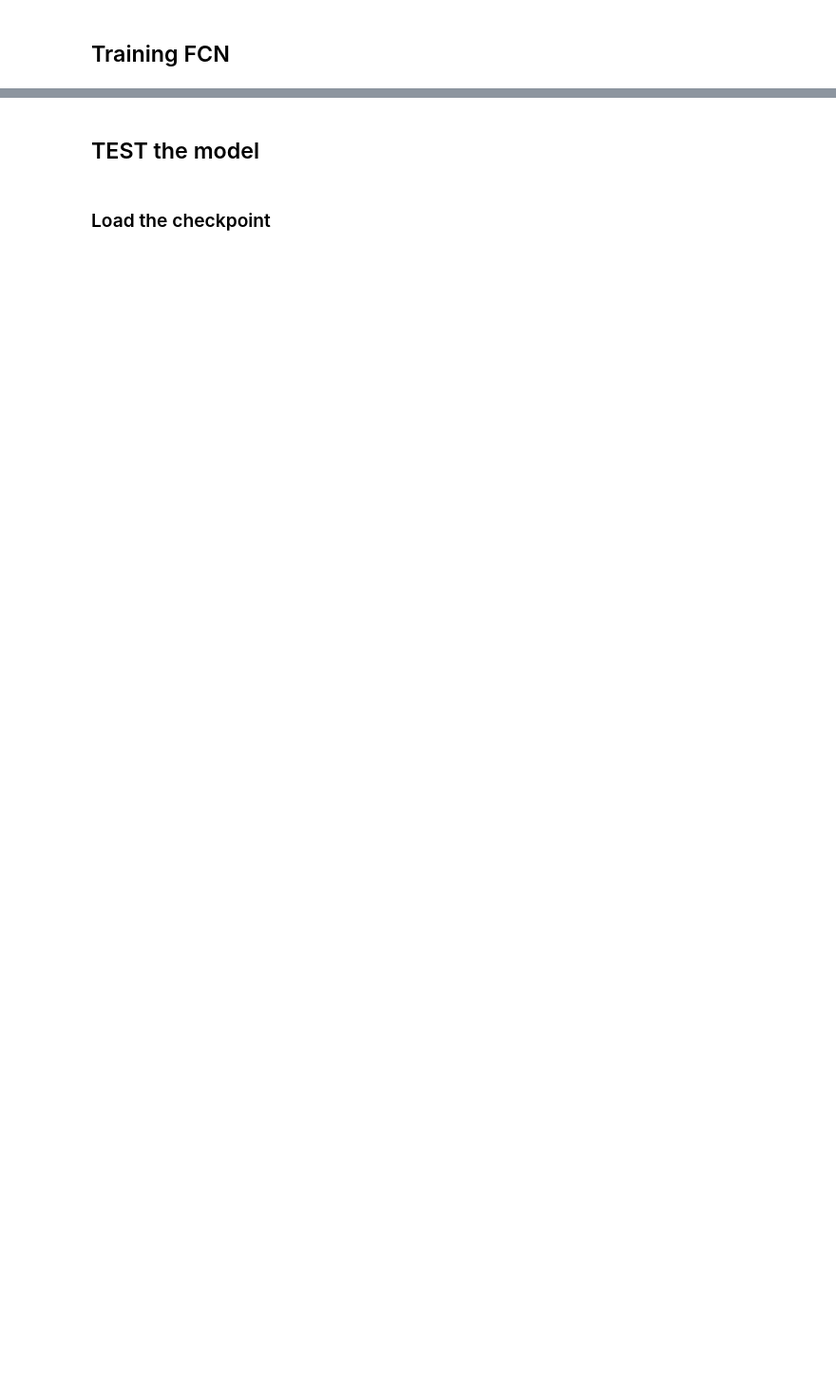
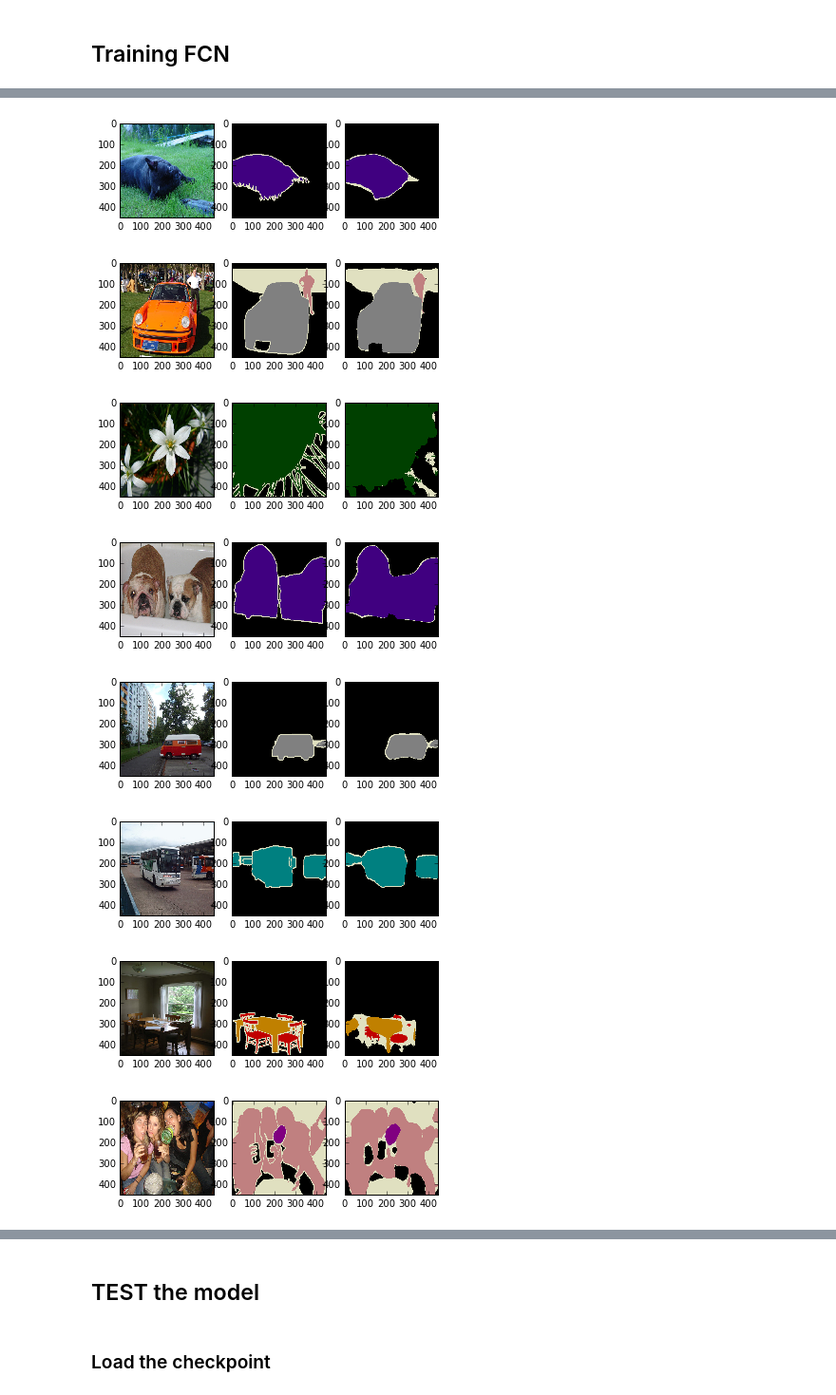
Before and after one commit to woozch/POSTECH_CV_Tutorials, a Jupyter notebook: 006_FCN/train_FCN.ipynb, the cells around one changed output, grey strips where cells are left out. Shown at 95% size. Saved outputs shown, nothing was run; the diff lists cells and outputs as text; code cells hidden in the pictures; blank space fills up the shorter version.

```diff
--- a/006_FCN/train_FCN.ipynb
+++ b/006_FCN/train_FCN.ipynb
@@ -127,14 +179,4 @@ print('Last checkpoint path is %s' % (checkpoint_path))
 # %%
-# Create saver
-saver = tf.train.Saver()
-if checkpoint_path != '':
-    saver.restore(sess, save_path=checkpoint_path)
-    print('Model is restored from %s' % checkpoint_path)
-
-# create summary node and file wirter
-merged = tf.summary.merge_all()
-train_writer = tf.summary.FileWriter('./log_train', sess.graph)
-
 for ie in range(num_epochs):
     for ii in range(iteration_per_epoch):
         # Load a batch data
@@ -142,12 +184,12 @@ for ie in range(num_epochs):
         feed_dict = {images: batch['images'], labels: batch['seg_labels']}
 
         # Run the optimizer
-        tensors = [global_step, merged, total_loss, train_op]
-        iteration, summary, tf_loss, _ = sess.run(tensors, feed_dict=feed_dict)
+        tensors = [vgg_fcn.fc7, global_step, merged, total_loss, train_op]
+        tf_fc7, iteration, summary, tf_loss, _ = sess.run(tensors, feed_dict=feed_dict)
         train_writer.add_summary(summary, iteration)
 
         # Print the accuracy and loss of current batch data
-        if iteration % print_frequency == 0:
+        if (ii+1) % print_frequency == 0:
             print('%d Epoch %d iteration - Loss (%.3f)' % (ie+1, ii+1, tf_loss))
 
         # Save checkpoint
@@ -156,0 +214,21 @@ for ie in range(num_epochs):
+# %%
+# load test data and
+batch = loader.get_batch(batch_size, 'train')
+
+tensors = [vgg_fcn.pred_up]
+feed_dict = {images: batch['images'], labels: batch['seg_labels']}
+
+# forward network to obtain segmentation result
+score  = sess.run(tensors, feed_dict=feed_dict)
+
+for bi in range(batch_size):
+    plot_result(batch['images'][bi], batch['seg_maps'][bi], score[0][bi], loader.get_palette())
+# %% [output]
+[figure, added]
+[figure, added]
+[figure, added]
+[figure, added]
+[figure, added]
+[figure, added]
+[figure, added]
+[figure, added]
```
Also changed, not shown: parts of 13 cells of this notebook, 5 other files.
